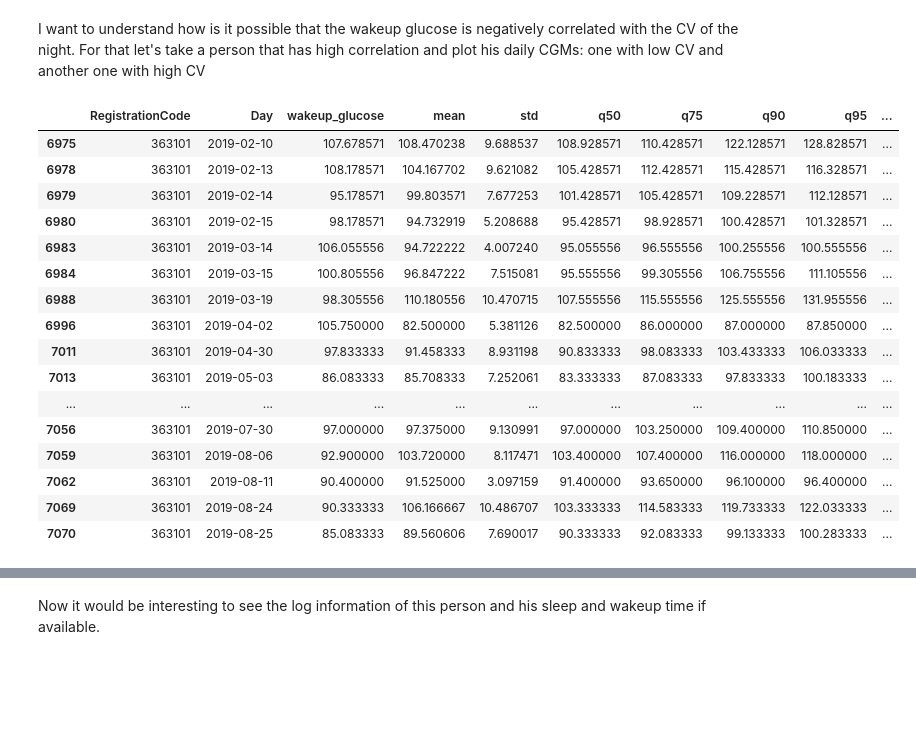
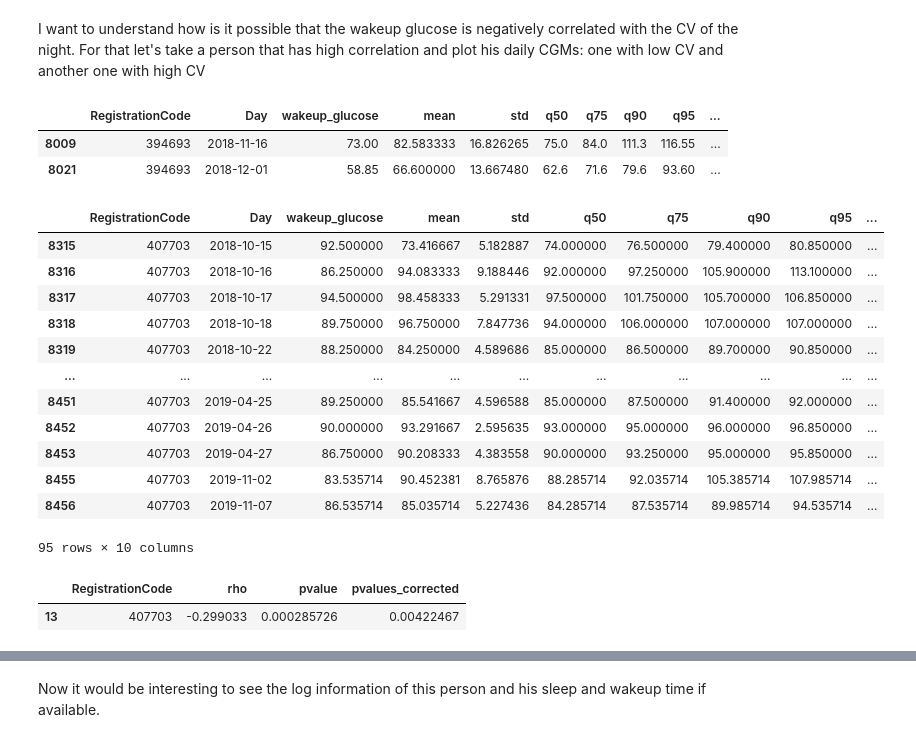
Before and after one commit to ElviraMingazova/MA_Thesis, a Jupyter notebook: Personalized correlations PNP3.ipynb, the cells around one changed output, grey strips where cells are left out. Drawn from its saved outputs; the diff is of its cells as text; code cells hidden in the pictures; blank space fills up the shorter version.

```diff
--- a/Personalized correlations PNP3.ipynb
+++ b/Personalized correlations PNP3.ipynb
@@ -991,26 +991,33 @@ SpearmanrResult(correlation=-0.051072120917598586, pvalue=9.683276347762358e-13)
 ## CGM plot study on an example
 # %% [markdown]
 I want to understand how is it possible that the wakeup glucose is negatively correlated with the CV of the night. For that let's take a person that has high correlation and plot his daily CGMs: one with low CV and another one with high CV
+# %%
+night_cgm_stats_wakeup[(night_cgm_stats_wakeup['CV'] > 0.2) & (night_cgm_stats_wakeup['RegistrationCode'] == '394693')]
+# %% [output]
+|  | RegistrationCode | Day | wakeup_glucose | mean | std | q50 | q75 | q90 | q95 | ... |
+| 8009 | 394693 | 2018-11-16 | 73.00 | 82.583333 | 16.826265 | 75.0 | 84.0 | 111.3 | 116.55 | ... |
+| 8021 | 394693 | 2018-12-01 | 58.85 | 66.600000 | 13.667480 | 62.6 | 71.6 | 79.6 | 93.60 | ... |
 # %%
-night_cgm_stats_wakeup[(night_cgm_stats_wakeup['CV'] < 0.1) & (night_cgm_stats_wakeup['RegistrationCode'] == '363101')]
+night_cgm_stats_wakeup[(night_cgm_stats_wakeup['CV'] < 0.1) & (night_cgm_stats_wakeup['RegistrationCode'] == '407703')]
 # %% [output]
 |  | RegistrationCode | Day | wakeup_glucose | mean | std | q50 | q75 | q90 | q95 | ... |
-| 6975 | 363101 | 2019-02-10 | 107.678571 | 108.470238 | 9.688537 | 108.928571 | 110.428571 | 122.128571 | 128.828571 | ... |
-| 6978 | 363101 | 2019-02-13 | 108.178571 | 104.167702 | 9.621082 | 105.428571 | 112.428571 | 115.428571 | 116.328571 | ... |
-| 6979 | 363101 | 2019-02-14 | 95.178571 | 99.803571 | 7.677253 | 101.428571 | 105.428571 | 109.228571 | 112.128571 | ... |
-| 6980 | 363101 | 2019-02-15 | 98.178571 | 94.732919 | 5.208688 | 95.428571 | 98.928571 | 100.428571 | 101.328571 | ... |
-| 6983 | 363101 | 2019-03-14 | 106.055556 | 94.722222 | 4.007240 | 95.055556 | 96.555556 | 100.255556 | 100.555556 | ... |
-| 6984 | 363101 | 2019-03-15 | 100.805556 | 96.847222 | 7.515081 | 95.555556 | 99.305556 | 106.755556 | 111.105556 | ... |
-| 6988 | 363101 | 2019-03-19 | 98.305556 | 110.180556 | 10.470715 | 107.555556 | 115.555556 | 125.555556 | 131.955556 | ... |
-| 6996 | 363101 | 2019-04-02 | 105.750000 | 82.500000 | 5.381126 | 82.500000 | 86.000000 | 87.000000 | 87.850000 | ... |
-| 7011 | 363101 | 2019-04-30 | 97.833333 | 91.458333 | 8.931198 | 90.833333 | 98.083333 | 103.433333 | 106.033333 | ... |
-| 7013 | 363101 | 2019-05-03 | 86.083333 | 85.708333 | 7.252061 | 83.333333 | 87.083333 | 97.833333 | 100.183333 | ... |
+| 8315 | 407703 | 2018-10-15 | 92.500000 | 73.416667 | 5.182887 | 74.000000 | 76.500000 | 79.400000 | 80.850000 | ... |
+| 8316 | 407703 | 2018-10-16 | 86.250000 | 94.083333 | 9.188446 | 92.000000 | 97.250000 | 105.900000 | 113.100000 | ... |
+| 8317 | 407703 | 2018-10-17 | 94.500000 | 98.458333 | 5.291331 | 97.500000 | 101.750000 | 105.700000 | 106.850000 | ... |
+| 8318 | 407703 | 2018-10-18 | 89.750000 | 96.750000 | 7.847736 | 94.000000 | 106.000000 | 107.000000 | 107.000000 | ... |
+| 8319 | 407703 | 2018-10-22 | 88.250000 | 84.250000 | 4.589686 | 85.000000 | 86.500000 | 89.700000 | 90.850000 | ... |
 | ... | ... | ... | ... | ... | ... | ... | ... | ... | ... | ... |
-| 7056 | 363101 | 2019-07-30 | 97.000000 | 97.375000 | 9.130991 | 97.000000 | 103.250000 | 109.400000 | 110.850000 | ... |
-| 7059 | 363101 | 2019-08-06 | 92.900000 | 103.720000 | 8.117471 | 103.400000 | 107.400000 | 116.000000 | 118.000000 | ... |
-| 7062 | 363101 | 2019-08-11 | 90.400000 | 91.525000 | 3.097159 | 91.400000 | 93.650000 | 96.100000 | 96.400000 | ... |
-| 7069 | 363101 | 2019-08-24 | 90.333333 | 106.166667 | 10.486707 | 103.333333 | 114.583333 | 119.733333 | 122.033333 | ... |
-| 7070 | 363101 | 2019-08-25 | 85.083333 | 89.560606 | 7.690017 | 90.333333 | 92.083333 | 99.133333 | 100.283333 | ... |
+| 8451 | 407703 | 2019-04-25 | 89.250000 | 85.541667 | 4.596588 | 85.000000 | 87.500000 | 91.400000 | 92.000000 | ... |
+| 8452 | 407703 | 2019-04-26 | 90.000000 | 93.291667 | 2.595635 | 93.000000 | 95.000000 | 96.000000 | 96.850000 | ... |
+| 8453 | 407703 | 2019-04-27 | 86.750000 | 90.208333 | 4.383558 | 90.000000 | 93.250000 | 95.000000 | 95.850000 | ... |
+| 8455 | 407703 | 2019-11-02 | 83.535714 | 90.452381 | 8.765876 | 88.285714 | 92.035714 | 105.385714 | 107.985714 | ... |
+| 8456 | 407703 | 2019-11-07 | 86.535714 | 85.035714 | 5.227436 | 84.285714 | 87.535714 | 89.985714 | 94.535714 | ... |
+95 rows × 10 columns
+# %%
+sign_corr[sign_corr['RegistrationCode'] == '407703']
+# %% [output]
+|  | RegistrationCode | rho | pvalue | pvalues_corrected |
+| 13 | 407703 | -0.299033 | 0.000285726 | 0.00422467 |
 # %%
 def vis_cgm(rc, date):
     import plotly.express as px
```
Also changed, not shown: parts of 33 cells of this notebook, 1 other file.
